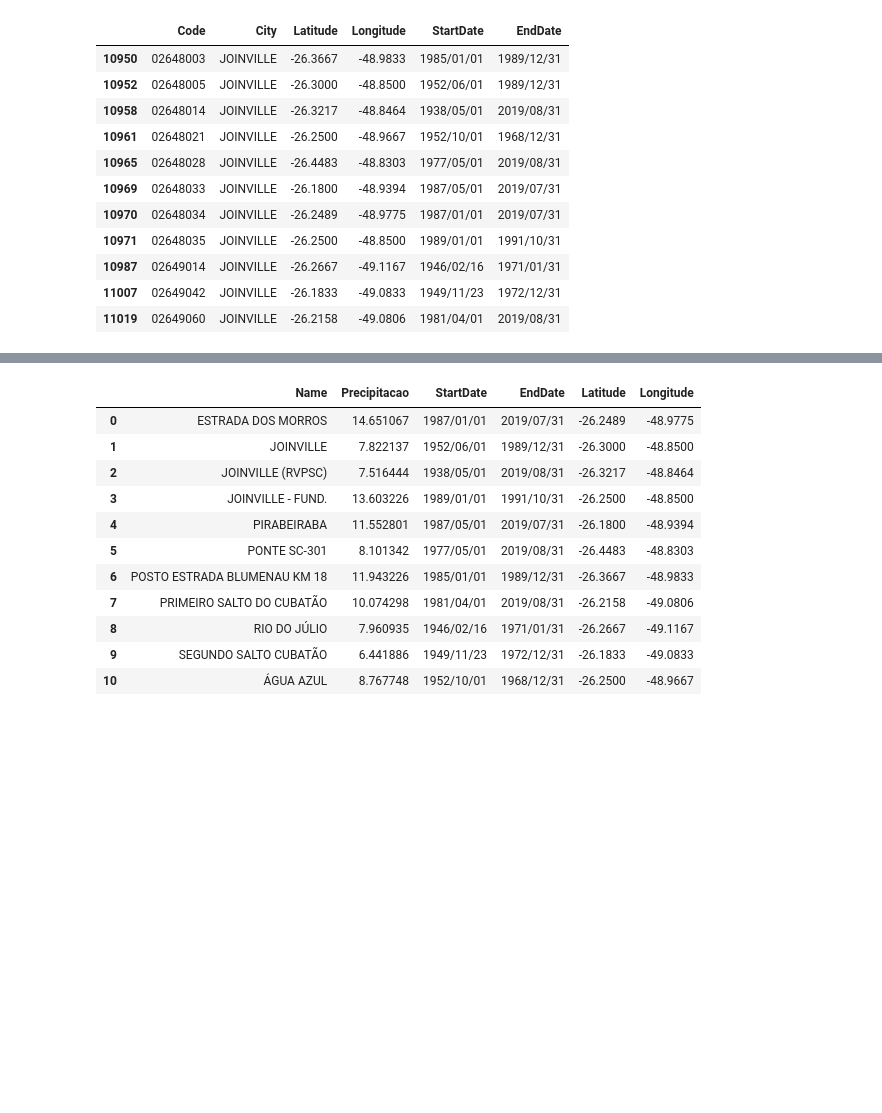
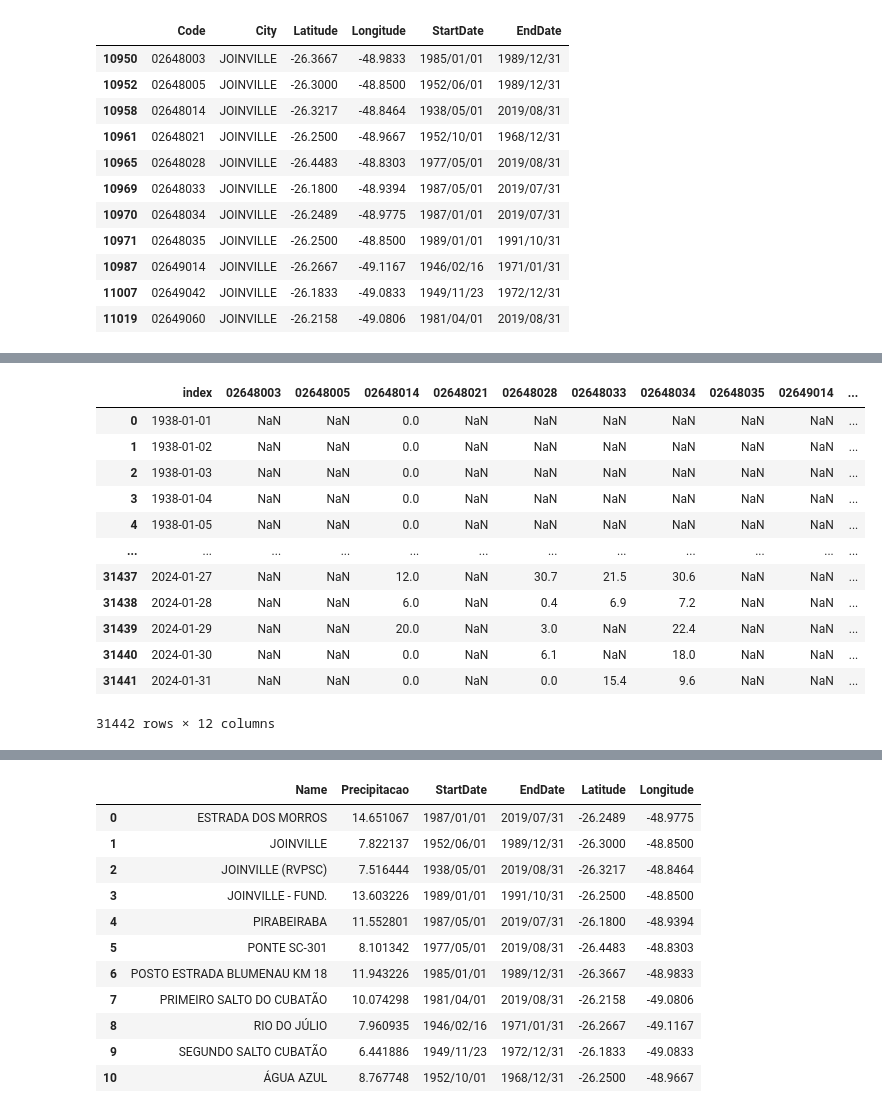
Before and after one commit to Akyzia/Precipitation_Sampling_Station, a Jupyter notebook: Arquivos/arquivo.ipynb, the cells around one changed output, grey strips where cells are left out. Drawn from its saved outputs; the diff is of its cells as text; code cells hidden in the pictures; blank space fills up the shorter version.

```diff
--- a/Arquivos/arquivo.ipynb
+++ b/Arquivos/arquivo.ipynb
@@ -132,3 +182,20 @@ display(lista_estacoes_city[["Code", "City", "Latitude", "Longitude", "StartDate
+# %%
+data_stations_index = date_stations.reset_index()
+data_stations_index
+# %% [output]
+|  | index | 02648003 | 02648005 | 02648014 | 02648021 | 02648028 | 02648033 | 02648034 | 02648035 | 02649014 | ... |
+| 0 | 1938-01-01 | NaN | NaN | 0.0 | NaN | NaN | NaN | NaN | NaN | NaN | ... |
+| 1 | 1938-01-02 | NaN | NaN | 0.0 | NaN | NaN | NaN | NaN | NaN | NaN | ... |
+| 2 | 1938-01-03 | NaN | NaN | 0.0 | NaN | NaN | NaN | NaN | NaN | NaN | ... |
+| 3 | 1938-01-04 | NaN | NaN | 0.0 | NaN | NaN | NaN | NaN | NaN | NaN | ... |
+| 4 | 1938-01-05 | NaN | NaN | 0.0 | NaN | NaN | NaN | NaN | NaN | NaN | ... |
+| ... | ... | ... | ... | ... | ... | ... | ... | ... | ... | ... | ... |
+| 31437 | 2024-01-27 | NaN | NaN | 12.0 | NaN | 30.7 | 21.5 | 30.6 | NaN | NaN | ... |
+| 31438 | 2024-01-28 | NaN | NaN | 6.0 | NaN | 0.4 | 6.9 | 7.2 | NaN | NaN | ... |
+| 31439 | 2024-01-29 | NaN | NaN | 20.0 | NaN | 3.0 | NaN | 22.4 | NaN | NaN | ... |
+| 31440 | 2024-01-30 | NaN | NaN | 0.0 | NaN | 6.1 | NaN | 18.0 | NaN | NaN | ... |
+| 31441 | 2024-01-31 | NaN | NaN | 0.0 | NaN | 0.0 | 15.4 | 9.6 | NaN | NaN | ... |
+31442 rows × 12 columns
 # %%
 # Realizando o melt do DataFrame
 data_stations_melt = pd.melt(data_stations_index,
```
Also changed, not shown: parts of 6 cells of this notebook, 3 other files.
